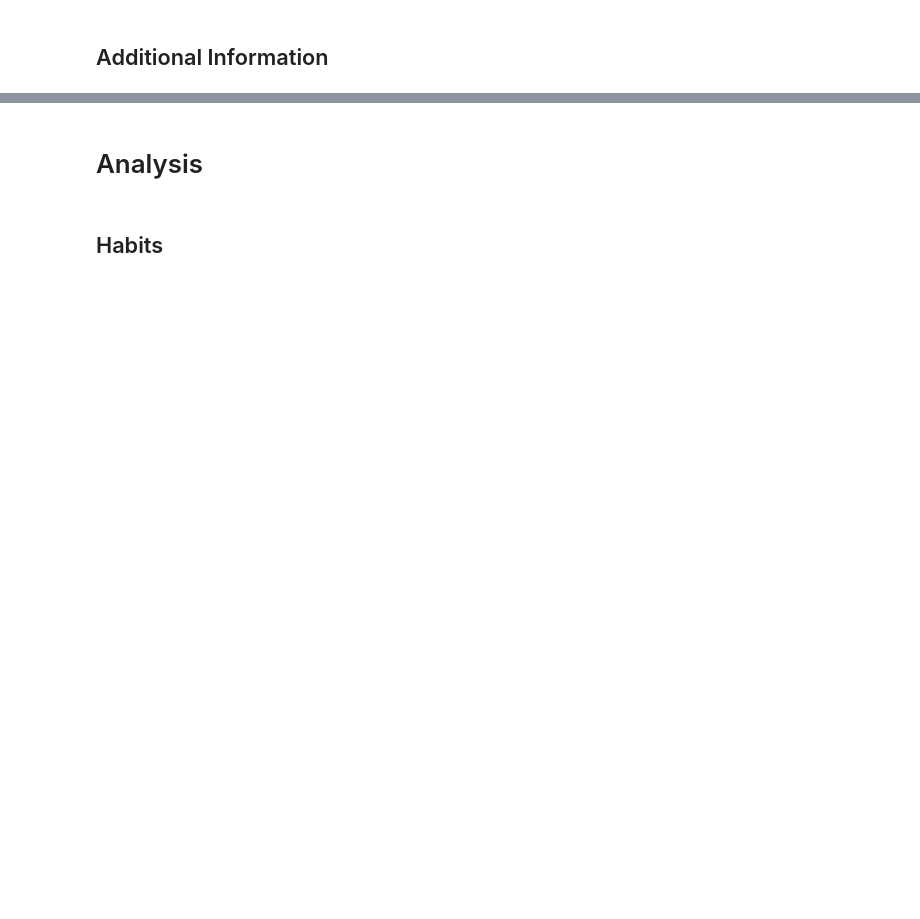
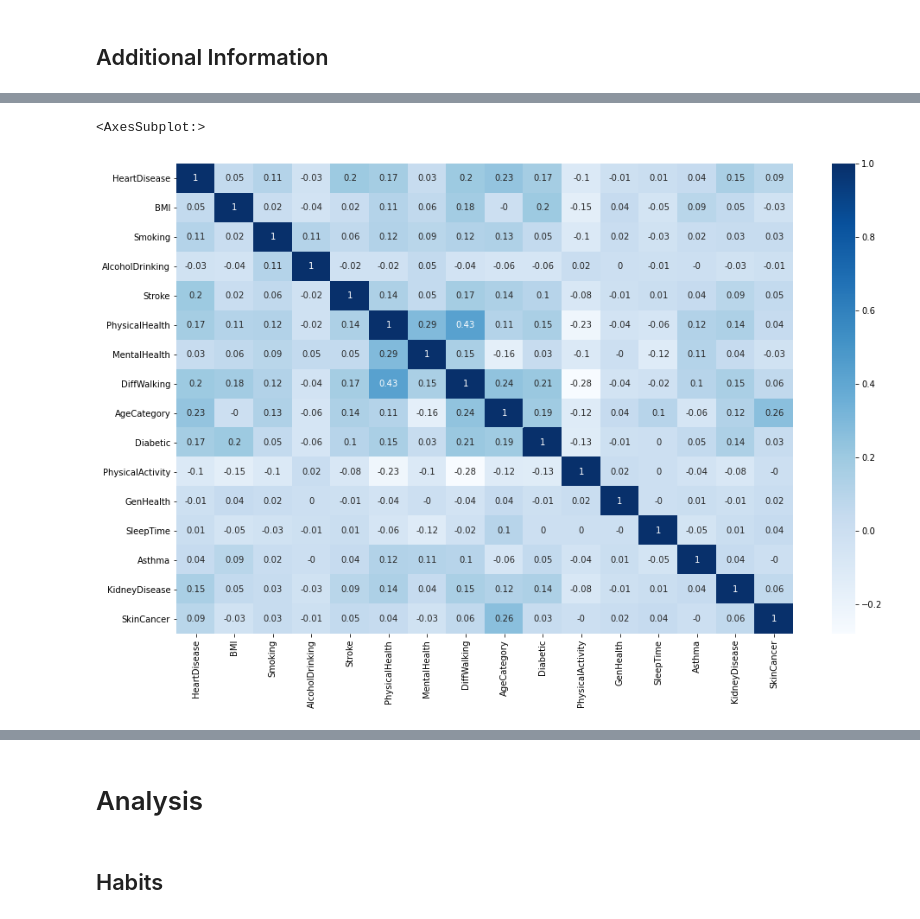
Before and after one commit to pmonteros/data_scientist_nanodegree, a Jupyter notebook: Proyecto 1/cardiovascular_disease.ipynb, the cells around one changed output, grey strips where cells are left out. Saved outputs shown, nothing was run; the diff lists cells and outputs as text; code cells hidden in the pictures; blank space fills up the shorter version.

Commit message:
new graphs and analysis

```diff
--- a/Proyecto 1/cardiovascular_disease.ipynb
+++ b/Proyecto 1/cardiovascular_disease.ipynb
@@ -89,0 +136,16 @@ number of nans rows:  0
+# %%
+#determine objects columns
+columns = np.array((df.select_dtypes('object')).columns)
+# %%
+def categorical_to_numbers(df, columns):
+    '''
+    '''
+    for column in columns:
+        encoder = LabelEncoder()
+        print(column)
+        df[column] = encoder.fit_transform(df[column])
+        dictionary = dict(zip(encoder.classes_, encoder.transform(encoder.classes_)))
+        print(dictionary)
+    return df
+# %%
+df_new = categorical_to_numbers(df.copy(), columns)
@@ -89,0 +202,7 @@ number of nans rows:  0
+# %%
+correlation = (df_new.drop(['Sex','Race'],axis = 1)).corr().round(2)
+plt.figure(figsize=(16,10))
+sns.heatmap(correlation, annot = True, cmap='Blues')
+# %% [output]
+<AxesSubplot:>
+[figure, added]
```
Also changed, not shown: parts of 22 cells of this notebook.
